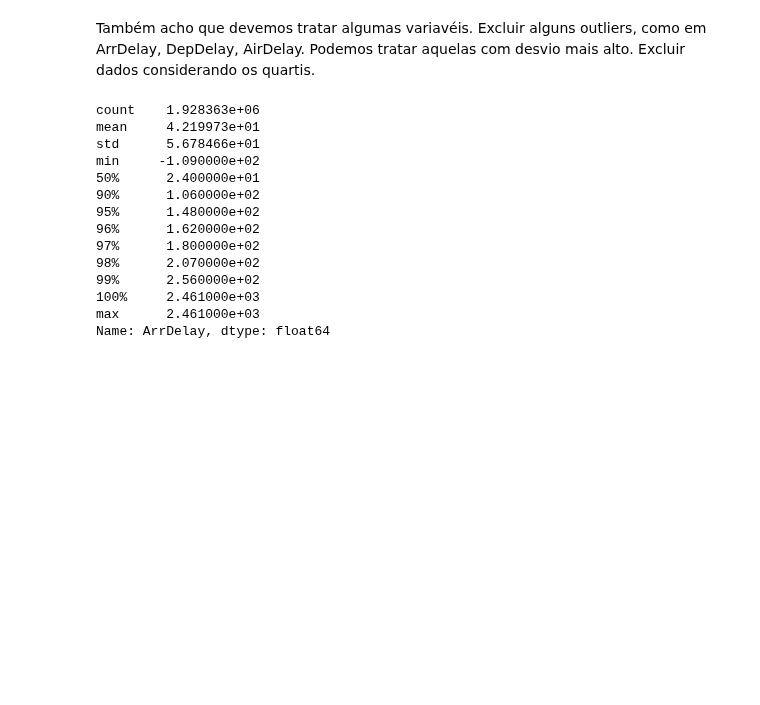
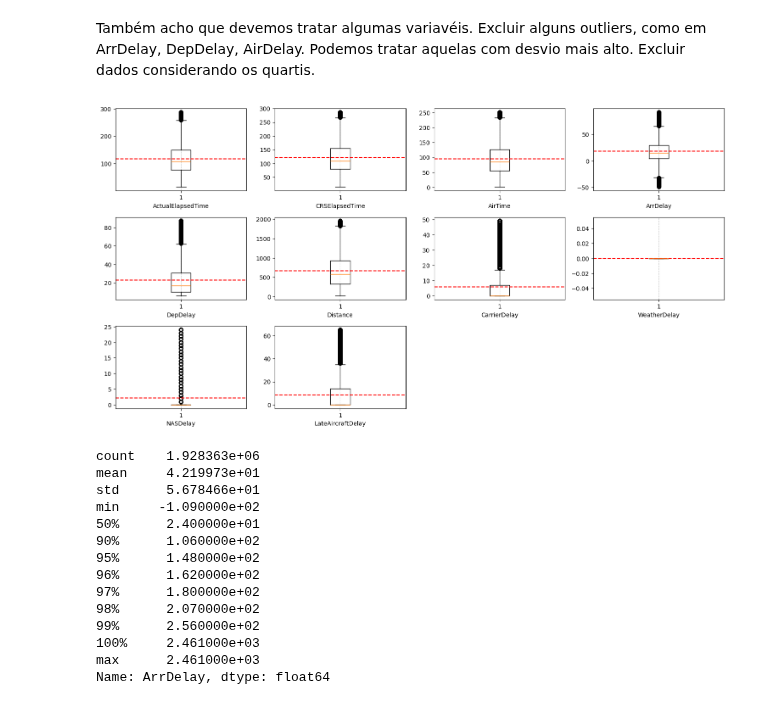
Before and after one commit to AdrielyZBoller/Projeto_Mod05_Ada_VemSerTech, a Jupyter notebook: projeto.ipynb, the cells around one changed output. Cells and saved outputs as stored; diff of their text form; code cells hidden in the pictures; blank space fills up the shorter version.

```diff
--- a/projeto.ipynb
+++ b/projeto.ipynb
@@ -311,5 +357,45 @@ plt.show()
 # %% [markdown]
 Também acho que devemos tratar algumas variavéis. Excluir alguns outliers, como em ArrDelay, DepDelay, AirDelay. Podemos tratar aquelas com desvio mais alto. Excluir dados considerando os quartis.
+# %%
+########################### uma ideia de filtro: média+/- o x*desvio padrão
+# Filtrando os dados
+qtd_dp = 4
+
+colunas_para_filtrar = ['ActualElapsedTime', 'CRSElapsedTime', 'AirTime',
+                        'ArrDelay', 'DepDelay', 'Distance', 'CarrierDelay',
+                        'WeatherDelay', 'NASDelay', 'LateAircraftDelay']
+for coluna in colunas_para_filtrar:
+    media = df[coluna].mean()
+    desvio_padrao = df[coluna].std()
+
+    # Condições para manter os valores dentro do intervalo
+    filtro = ((df[coluna] >= media - qtd_dp * desvio_padrao) & (df[coluna] <= media + qtd_dp * desvio_padrao))
+
+    # Aplicando o filtro
+    df = df[filtro]
+
+fig = plt.figure(figsize = (15,10))
+
+for i, col in enumerate(df_continua):
+    plt.subplot(4,4,i+1)
+    plt.boxplot(df[col])
+    plt.xlabel(col)
+    plt.grid(axis='x', linestyle='--', alpha=0.7)
+    plt.axhline(y=df[col].mean(), linestyle='--', color="red")
+
+plt.tight_layout()
+plt.show()
+## acho que só posso fazer isso com dados normalizados p.p
+# como nesse caso os outliers são eventos extremos, qual seria um bom critério para retirá-lo?
+
+# ideias para fazer tratamento de outlies
+## e se separarmos os dados positivos e os negativos
+## se tivesse sazonalidade, poderíamos separar por mês tbm
+
+# acho que um dos problemas é a grande quantidade de voos atlanta <-> orlando
+#  que normalmente se faz com menos de duas horas, então os voos mais longos ficam como outliers
+# %% [output]
+[figure, added]
 # %%
 # Pensei em tratar apenas a coluna ArrDelay e DepDelay
 # %%
```
Also changed, not shown: parts of 26 cells of this notebook.
